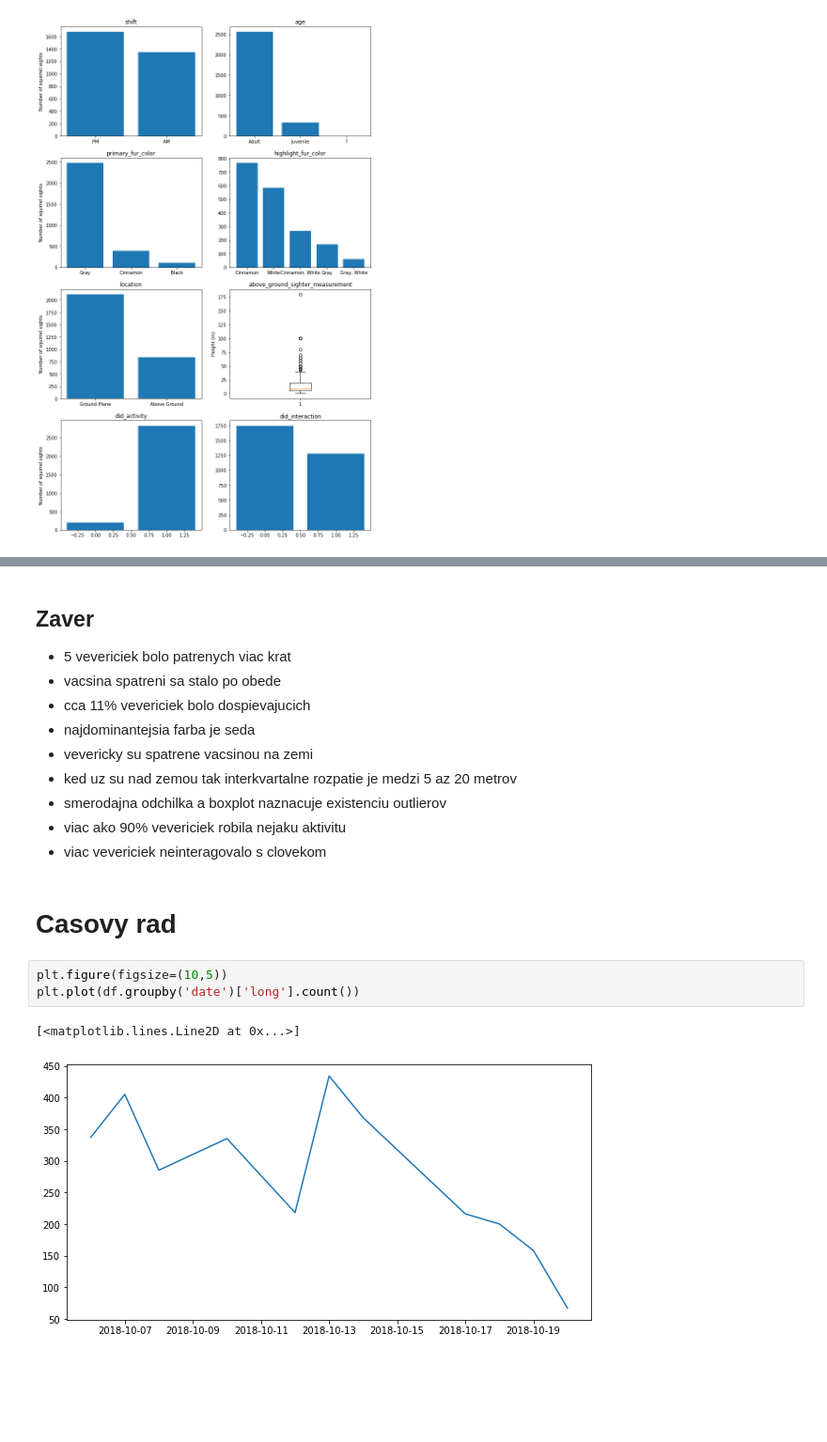
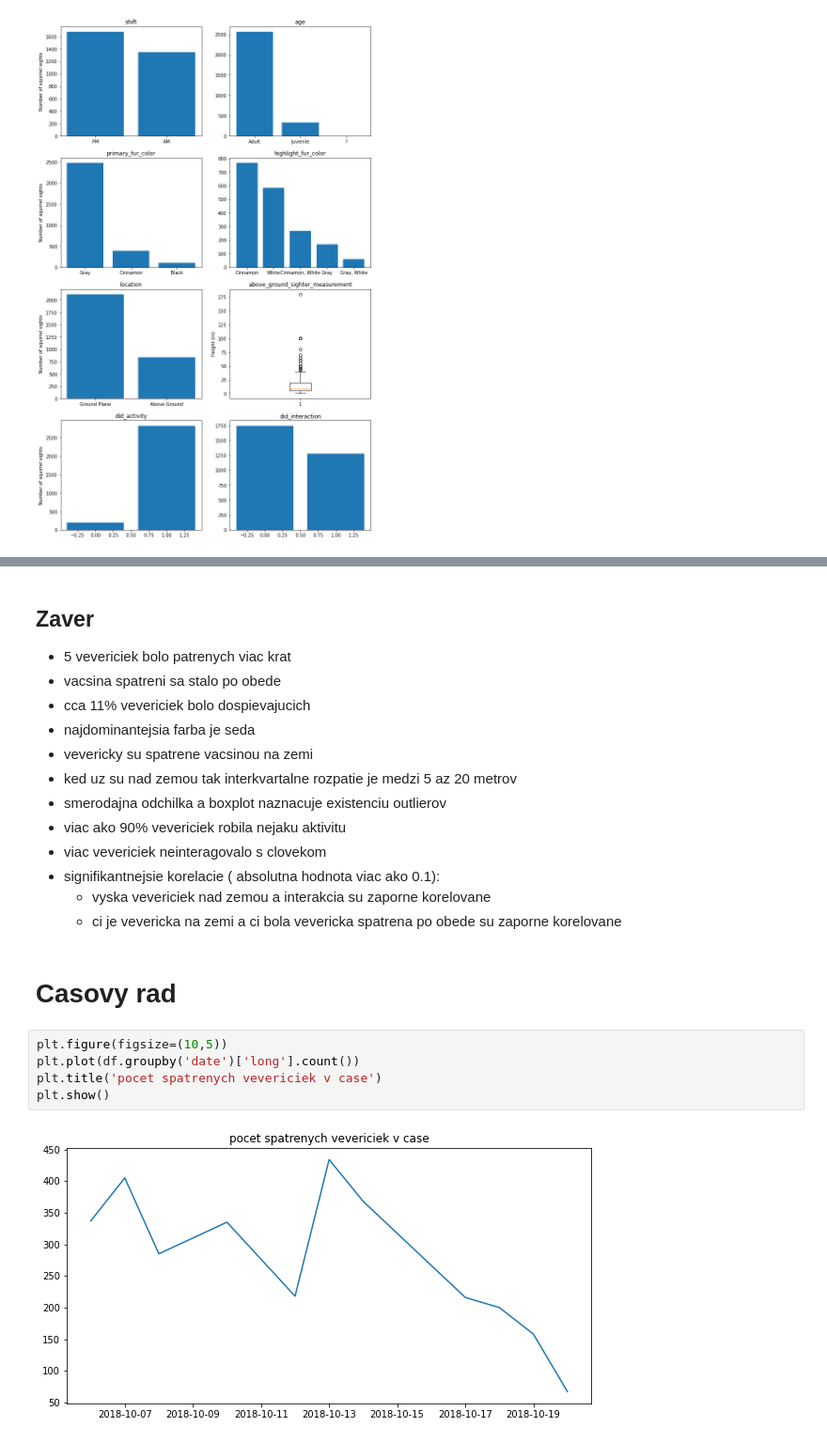
Before and after one commit to TheKompot/MAD, a Jupyter notebook: EDA.ipynb, the cells around one changed output, grey strips where cells are left out. Shown: that part at 94% size. Drawn from its saved outputs; the diff is of its cells as text; blank space fills up the shorter version.

```diff
--- a/EDA.ipynb
+++ b/EDA.ipynb
@@ -141,11 +181,15 @@ plt.show()
 * smerodajna odchilka a boxplot naznacuje existenciu outlierov
 * viac ako 90% vevericiek robila nejaku aktivitu
 * viac vevericiek neinteragovalo s clovekom
+* signifikantnejsie korelacie ( absolutna hodnota viac ako 0.1):
+  * vyska vevericiek nad zemou a interakcia su zaporne korelovane
+  * ci je vevericka na zemi a ci bola vevericka spatrena po obede su zaporne korelovane
 # %% [markdown]
 # Casovy rad
 # %%
 plt.figure(figsize=(10,5))
 plt.plot(df.groupby('date')['long'].count())
+plt.title('pocet spatrenych vevericiek v case')
+plt.show()
 # %% [output]
-[<matplotlib.lines.Line2D at 0x...>]
-[figure, old version]
+[figure, new version]
```
Also changed, not shown: parts of 31 cells of this notebook.
